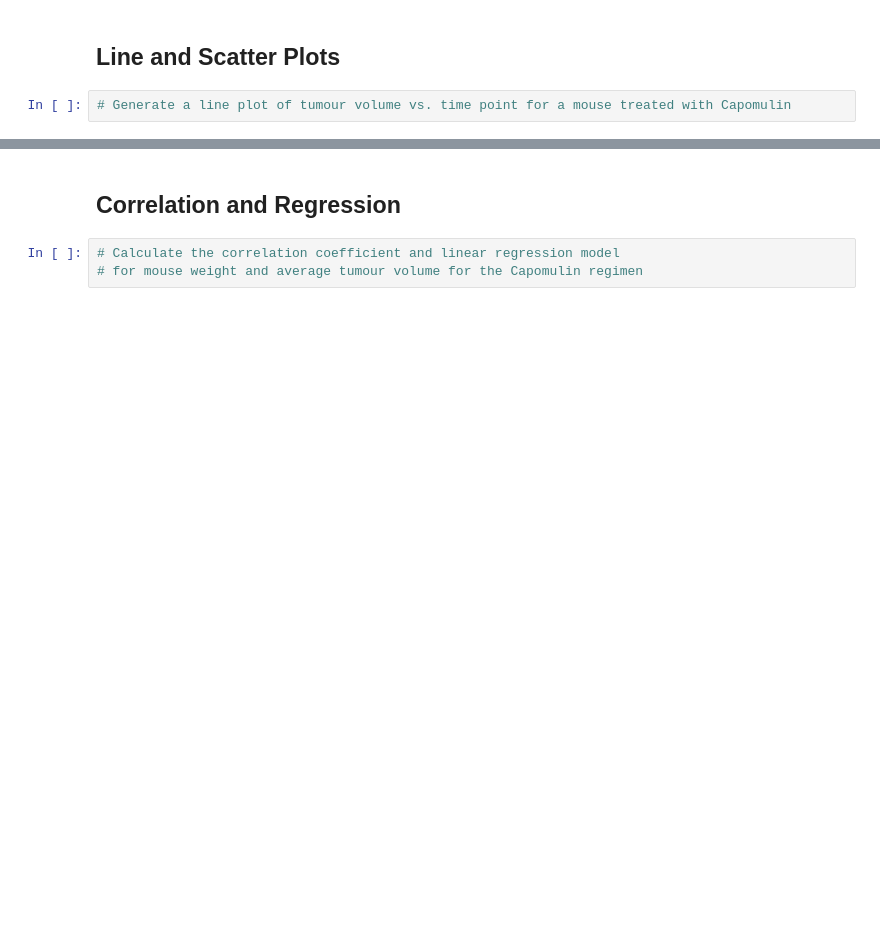
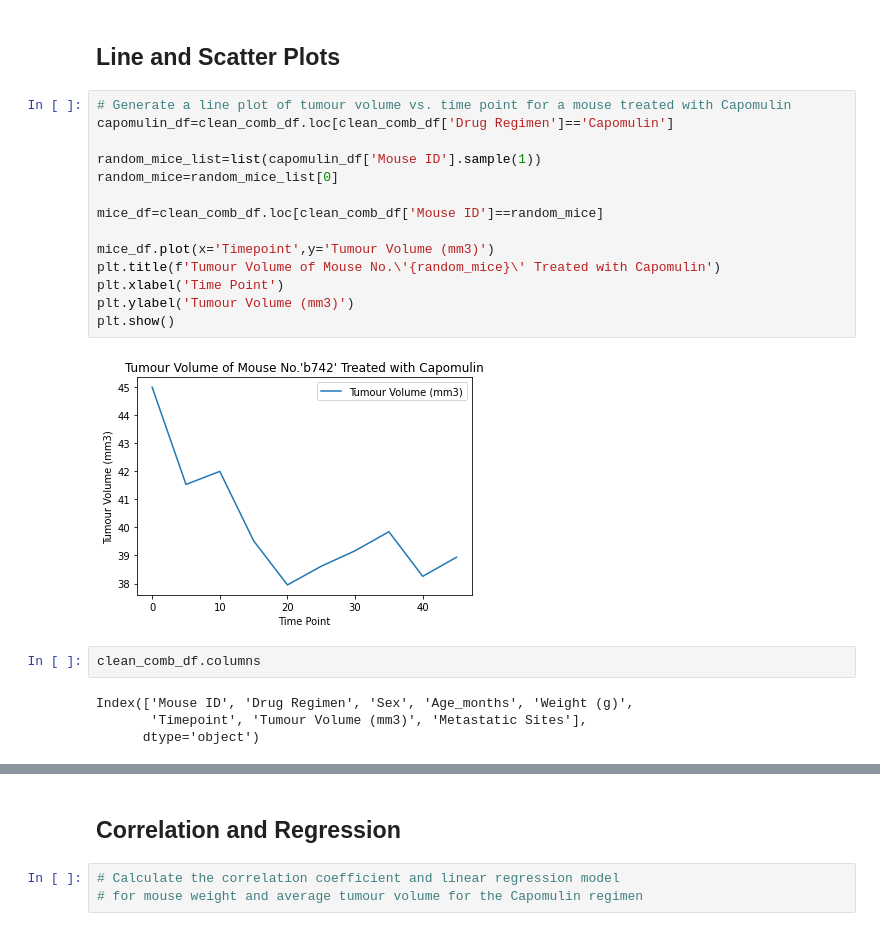
Before and after one commit to Shaunisme/matplotlib-challenge, a Jupyter notebook: Pymaceuticals/pymaceuticals.ipynb, the cells around one changed output, grey strips where cells are left out. Cells and saved outputs as stored; diff of their text form; blank space fills up the shorter version.

```diff
--- a/Pymaceuticals/pymaceuticals.ipynb
+++ b/Pymaceuticals/pymaceuticals.ipynb
@@ -284,5 +267,25 @@ plt.show()
 # %% [markdown]
 ## Line and Scatter Plots
-# %%
-# Generate a line plot of tumour volume vs. time point for a mouse treated with Capomulin
+# %%
+# Generate a line plot of tumour volume vs. time point for a mouse treated with Capomulin
+capomulin_df=clean_comb_df.loc[clean_comb_df['Drug Regimen']=='Capomulin']
+
+random_mice_list=list(capomulin_df['Mouse ID'].sample(1))
+random_mice=random_mice_list[0]
+
+mice_df=clean_comb_df.loc[clean_comb_df['Mouse ID']==random_mice]
+
+mice_df.plot(x='Timepoint',y='Tumour Volume (mm3)')
+plt.title(f'Tumour Volume of Mouse No.\'{random_mice}\' Treated with Capomulin')
+plt.xlabel('Time Point')
+plt.ylabel('Tumour Volume (mm3)')
+plt.show()
+# %% [output]
+[figure, added]
+# %%
+clean_comb_df.columns
+# %% [output]
+Index(['Mouse ID', 'Drug Regimen', 'Sex', 'Age_months', 'Weight (g)',
+       'Timepoint', 'Tumour Volume (mm3)', 'Metastatic Sites'],
+      dtype='object')
 # %%
```
Also changed, not shown: parts of 5 cells of this notebook.
